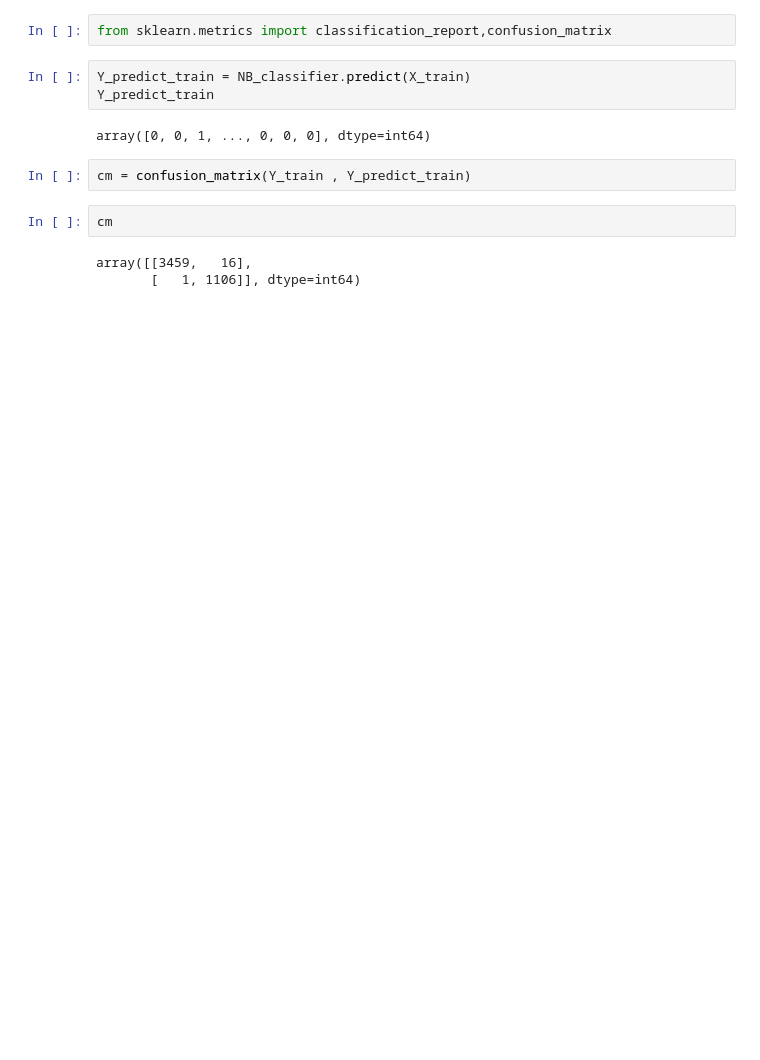
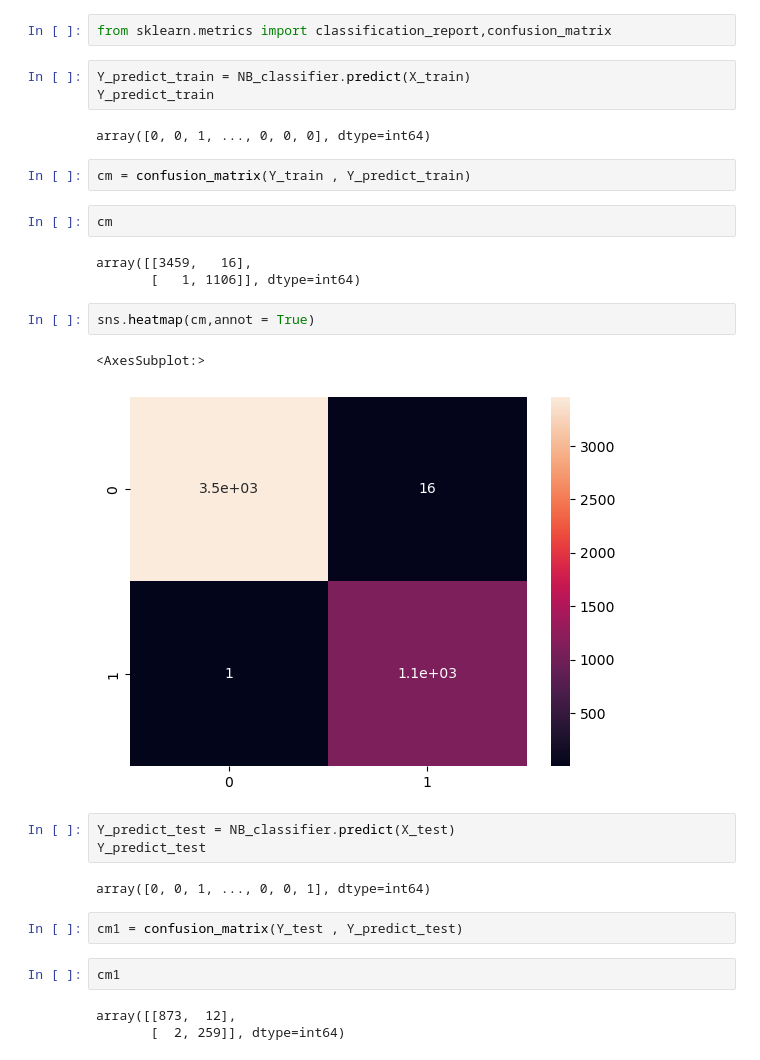
Before and after one commit to gurubalan077/4-SEM-Fils, a Jupyter notebook: Email-Scam-Det.ipynb, the cells around one changed output. Cells and saved outputs as stored; diff of their text form; blank space fills up the shorter version.

```diff
--- a/Email-Scam-Det.ipynb
+++ b/Email-Scam-Det.ipynb
@@ -143,3 +143,20 @@ cm
 # %% [output]
 array([[3459,   16],
        [   1, 1106]], dtype=int64)
+# %%
+sns.heatmap(cm,annot = True)
+# %% [output]
+<AxesSubplot:>
+[figure, added]
+# %%
+Y_predict_test = NB_classifier.predict(X_test)
+Y_predict_test
+# %% [output]
+array([0, 0, 1, ..., 0, 0, 1], dtype=int64)
+# %%
+cm1 = confusion_matrix(Y_test , Y_predict_test)
+# %%
+cm1
+# %% [output]
+array([[873,  12],
+       [  2, 259]], dtype=int64)
```
Also changed, not shown: parts of 2 cells of this notebook.
